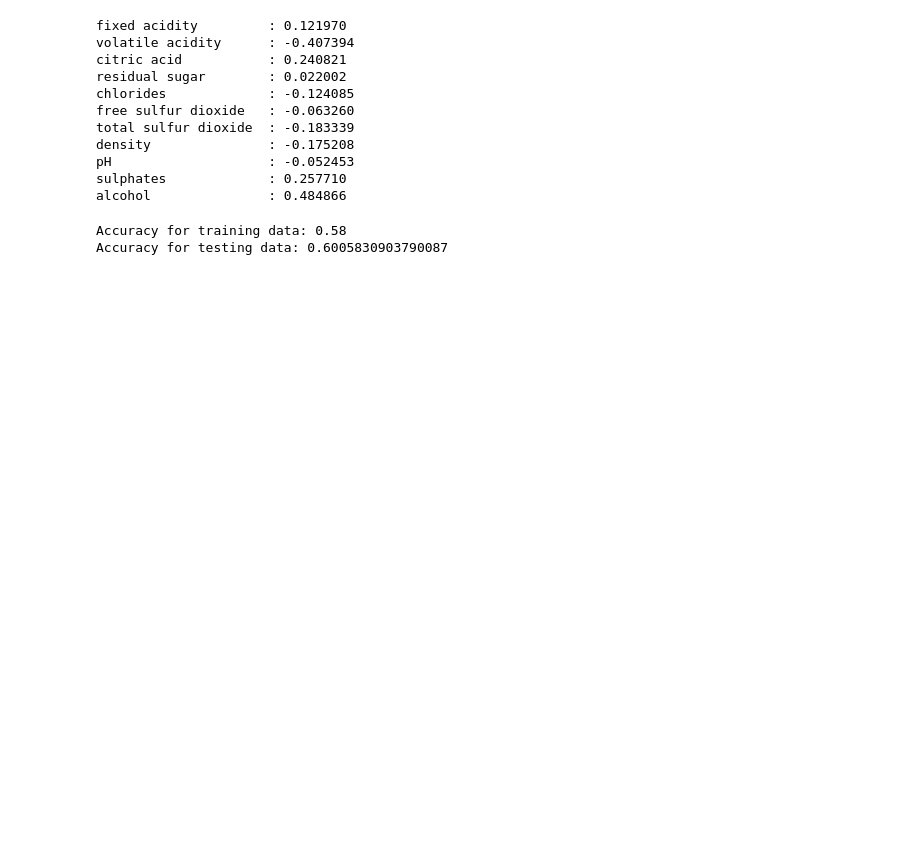
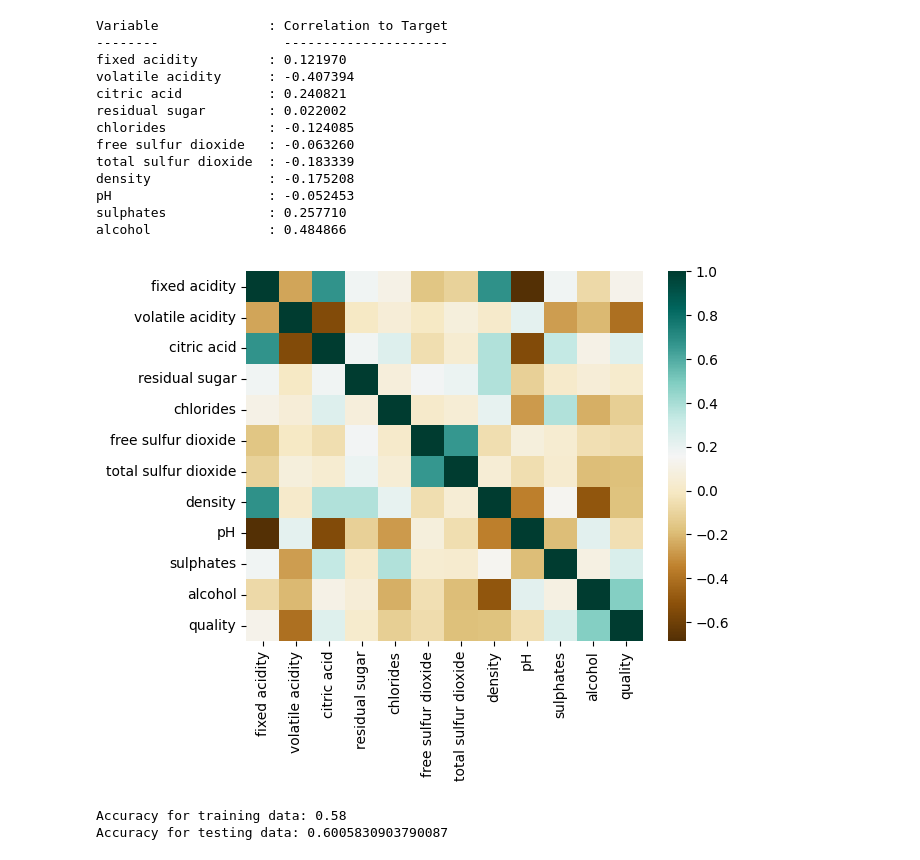
Before and after one commit to benkim2284/Regression-Machine-Learning-Model-for-Wine-Quality-Prediction, a Jupyter notebook: Machine-Learning-Model-for-Wine-Quality-Prediction.ipynb, the cells around one changed output. Drawn from its saved outputs; the diff is of its cells as text; code cells hidden in the pictures; blank space fills up the shorter version.

Commit message:
Kaggle Notebook | ML Model for Wine Quality Prediction | Added heatmap

```diff
--- a/Machine-Learning-Model-for-Wine-Quality-Prediction.ipynb
+++ b/Machine-Learning-Model-for-Wine-Quality-Prediction.ipynb
@@ -3,38 +3,47 @@
 # %%
 import numpy as np
 import pandas as pd
+import seaborn as sns
 
 data = pd.read_csv('/kaggle/input/wine-quality-dataset/WineQT.csv')
 np.random.seed(5)
 
 # Data pre-processing
 datab = data.drop("Id", axis = 1)
 
+g = sns.heatmap(datab.corr(),cmap="BrBG",annot=False)
+
 # Printing the correlation coeffecient between each variable and the output variable (wine quality)
+print("%-22s: %s" % ("Variable", "Correlation to Target"))
+print("%-22s  %s" % ("--------", "---------------------"))
+
 for i in range(datab.shape[1] - 1):
     label = datab.columns[i]
     correlation = np.corrcoef(datab[label], datab["quality"])[0, 1]
     print("%-22s: %f" % (label, correlation))
 
 # After analysis of the correlation coeffecients, drop the columns with very low correlation coeffecients
 datab = datab.drop("residual sugar", axis = 1)
 datab = datab.drop("pH", axis = 1)
 
 # Convert to numpy array for simpler matrix operations
 data = np.array(datab)
 np.random.shuffle(data)
 # %% [output]
+Variable              : Correlation to Target
+--------                ---------------------
 fixed acidity         : 0.121970
 volatile acidity      : -0.407394
 citric acid           : 0.240821
 residual sugar        : 0.022002
 chlorides             : -0.124085
 free sulfur dioxide   : -0.063260
 total sulfur dioxide  : -0.183339
 density               : -0.175208
 pH                    : -0.052453
 sulphates             : 0.257710
 alcohol               : 0.484866
+[figure, added]
 # %%
 # Set up basic variables (training set, testing set, weights, biases)
 numOfTestData = int(np.round(data.shape[0]*0.7))
```
Also changed, not shown: parts of 1 cell of this notebook.
